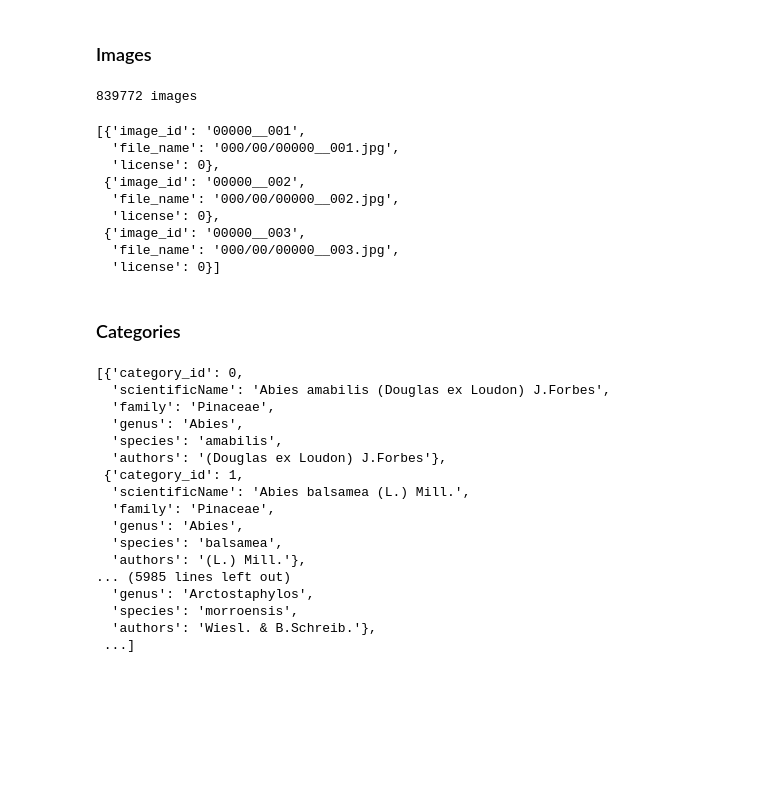
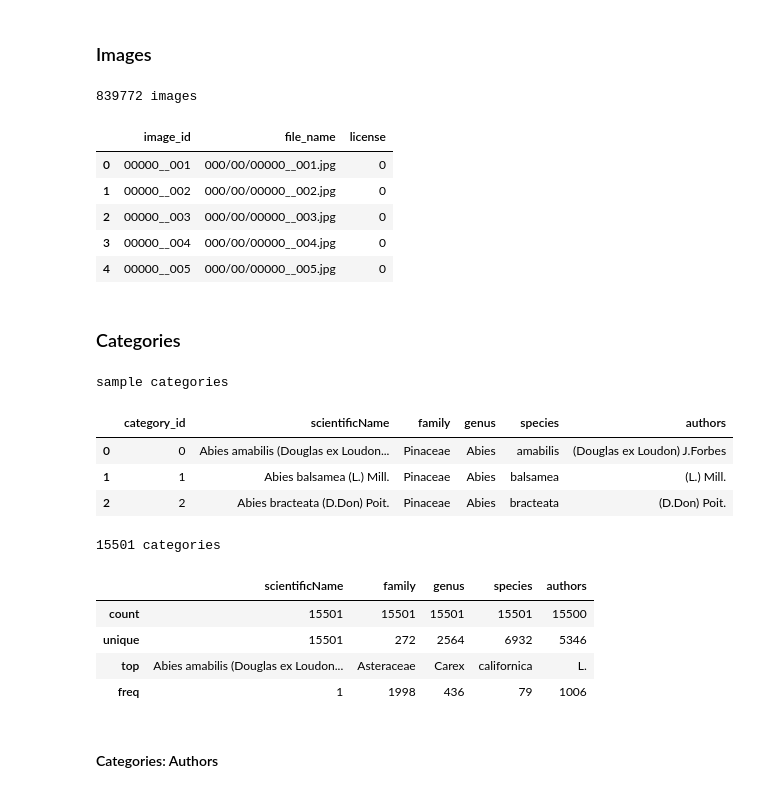
Before and after one commit to tornikeo/kaggle, a Jupyter notebook: tensorflow-starter.ipynb, the cells around one changed output. Saved outputs shown, nothing was run; the diff lists cells and outputs as text; code cells hidden in the pictures; blank space fills up the shorter version.

```diff
--- a/tensorflow-starter.ipynb
+++ b/tensorflow-starter.ipynb
@@ -105,40 +105,39 @@ This image has {'genus_id': 1, 'institution_id': 0, 'category_id': 0, 'image_id'
 # %% [markdown]
 ### Images
 # %%
-imgs = train_md['images']
+imgs = pd.DataFrame( train_md['images'] )
+
 print(len(imgs), 'images')
-imgs[:3]
+imgs.head()
 # %% [output]
 839772 images
-[{'image_id': '00000__001',
-  'file_name': '000/00/00000__001.jpg',
-  'license': 0},
- {'image_id': '00000__002',
-  'file_name': '000/00/00000__002.jpg',
-  'license': 0},
- {'image_id': '00000__003',
-  'file_name': '000/00/00000__003.jpg',
-  'license': 0}]
+|  | image_id | file_name | license |
+| 0 | 00000__001 | 000/00/00000__001.jpg | 0 |
+| 1 | 00000__002 | 000/00/00000__002.jpg | 0 |
+| 2 | 00000__003 | 000/00/00000__003.jpg | 0 |
+| 3 | 00000__004 | 000/00/00000__004.jpg | 0 |
+| 4 | 00000__005 | 000/00/00000__005.jpg | 0 |
 # %% [markdown]
 ### Categories
 # %%
-cats = train_md['categories']
-cats
+cats = pd.DataFrame( train_md['categories'] )
+print('sample categories')
+cats.head(3)
 # %% [output]
-[{'category_id': 0,
-  'scientificName': 'Abies amabilis (Douglas ex Loudon) J.Forbes',
-  'family': 'Pinaceae',
-  'genus': 'Abies',
-  'species': 'amabilis',
-  'authors': '(Douglas ex Loudon) J.Forbes'},
- {'category_id': 1,
-  'scientificName': 'Abies balsamea (L.) Mill.',
-  'family': 'Pinaceae',
-  'genus': 'Abies',
-  'species': 'balsamea',
-  'authors': '(L.) Mill.'},
-... (5985 lines left out)
-  'genus': 'Arctostaphylos',
-  'species': 'morroensis',
-  'authors': 'Wiesl. & B.Schreib.'},
- ...]
+sample categories
+|  | category_id | scientificName | family | genus | species | authors |
+| 0 | 0 | Abies amabilis (Douglas ex Loudon... | Pinaceae | Abies | amabilis | (Douglas ex Loudon) J.Forbes |
+| 1 | 1 | Abies balsamea (L.) Mill. | Pinaceae | Abies | balsamea | (L.) Mill. |
+| 2 | 2 | Abies bracteata (D.Don) Poit. | Pinaceae | Abies | bracteata | (D.Don) Poit. |
+# %%
+print(len(cats),'categories')
+cats.describe(exclude=['number'])
+# %% [output]
+15501 categories
+|  | scientificName | family | genus | species | authors |
+| count | 15501 | 15501 | 15501 | 15501 | 15500 |
+| unique | 15501 | 272 | 2564 | 6932 | 5346 |
+| top | Abies amabilis (Douglas ex Loudon... | Asteraceae | Carex | californica | L. |
+| freq | 1 | 1998 | 436 | 79 | 1006 |
+# %% [markdown]
+#### Categories: Authors
```
Also changed, not shown: parts of 15 cells of this notebook.
